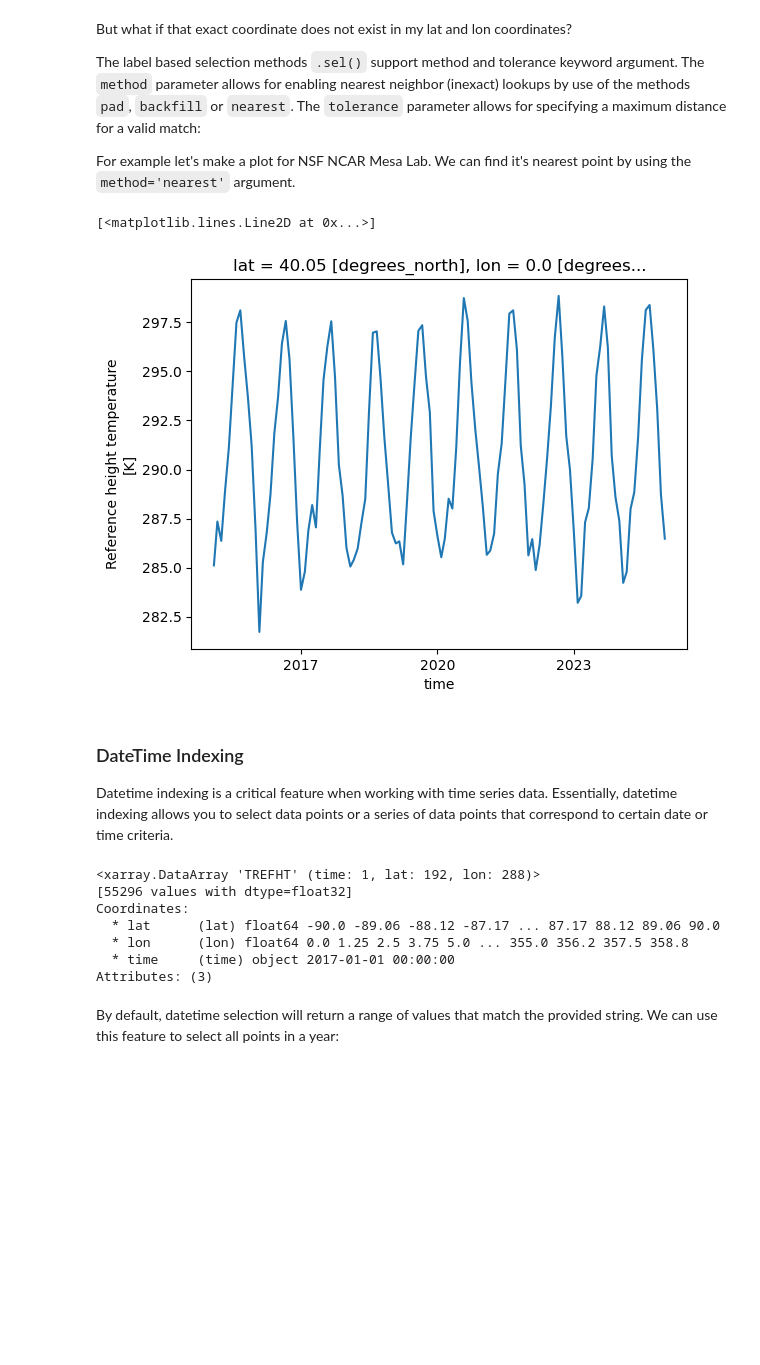
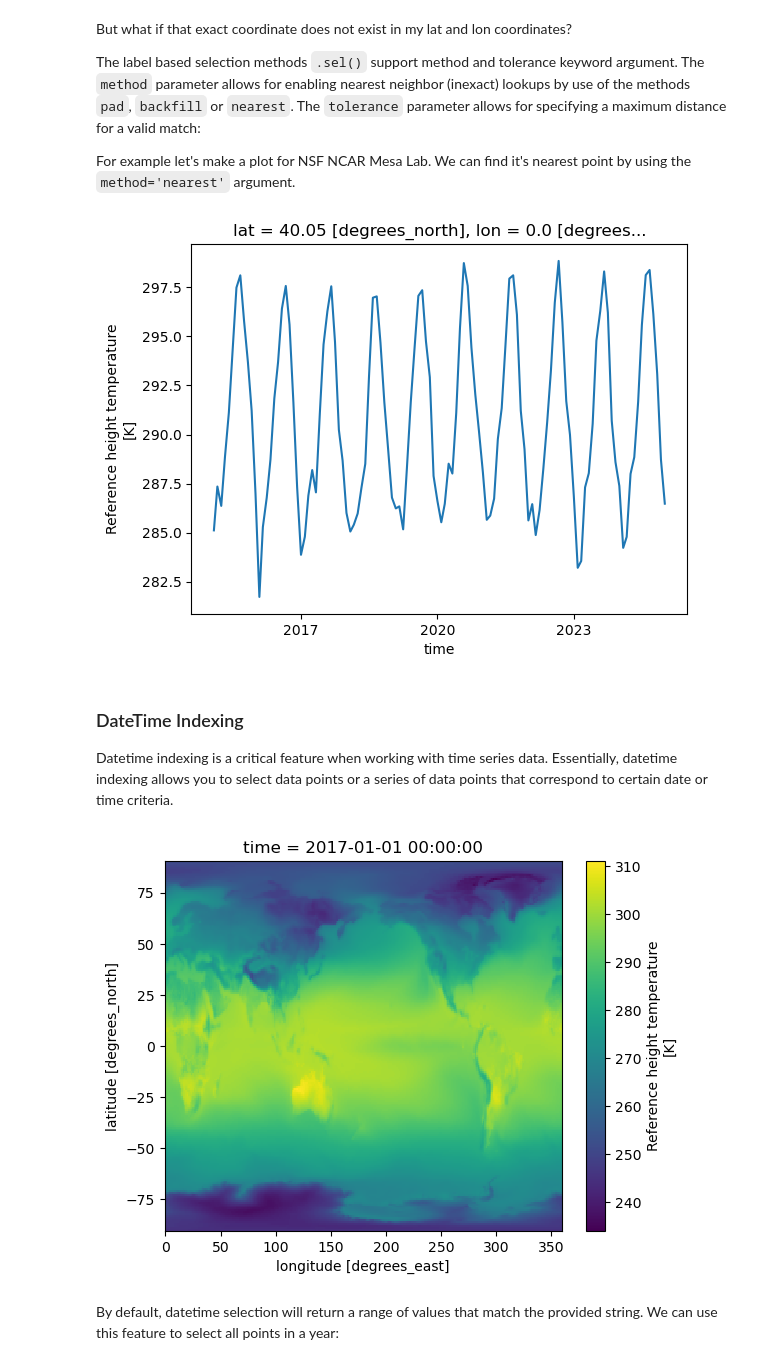
Before and after one commit to NCAR/Xarray-Dask-ESDS-2024, a Jupyter notebook: notebooks/01-xarray-intro.ipynb, the cells around one changed output. Saved outputs shown, nothing was run; the diff lists cells and outputs as text; code cells hidden in the pictures; blank space fills up the shorter version.

```diff
--- a/notebooks/01-xarray-intro.ipynb
+++ b/notebooks/01-xarray-intro.ipynb
@@ -195,8 +216,12 @@ let's read one file to see what's in it:
 # %%
 import os
-data_dir = '../data/'
-this_file = os.path.join(data_dir, 'b.e21.BSSP370smbb.f09_g17.LE2-1301.013.cam.h0.TREFHT.201501-202412.nc')
+import glob
 
-ds = xr.open_dataset(this_file)
-ds
+var = 'TREFHT'
+
+# find all LENS files for 1 ensemble
+data_dir = '../data/data_for_cesm'
+files = sorted(glob.glob(os.path.join(data_dir, 'b.e21.BSSP370smbb.f09_g17.LE2-1301.013*.nc')))
+
+print("All files: [", len(files), "files]")
 # %% [output]
@@ -219,0 +233,5 @@ Attributes: (9)
+# %%
+this_file = files[0]
+
+ds = xr.open_dataset(this_file)
+ds
@@ -319,24 +400,17 @@ The label based selection methods `.sel()` support method and tolerance keyword
 
 For example let's make a plot for NSF NCAR Mesa Lab. We can find it's nearest point by using the `method='nearest'` argument.
 # %%
-tref.sel(lat=40.0150, lon=-105.2705, method='nearest').plot()
+tref.sel(lat=40.0150, lon=-105.2705, method='nearest').plot();
 # %% [output]
-[<matplotlib.lines.Line2D at 0x...>]
 [figure]
 # %% [markdown]
 ### DateTime Indexing
 
 Datetime indexing is a critical feature when working with time series data. Essentially, datetime indexing allows you to select data points or a series of data points that correspond to certain date or time criteria.
 # %%
-tref.sel(time='2017-01-01')
+tref.sel(time='2017-01-01').plot();
 # %% [output]
-<xarray.DataArray 'TREFHT' (time: 1, lat: 192, lon: 288)>
-[55296 values with dtype=float32]
-Coordinates:
-  * lat      (lat) float64 -90.0 -89.06 -88.12 -87.17 ... 87.17 88.12 89.06 90.0
-  * lon      (lon) float64 0.0 1.25 2.5 3.75 5.0 ... 355.0 356.2 357.5 358.8
-  * time     (time) object 2017-01-01 00:00:00
-Attributes: (3)
+[figure, added]
 # %% [markdown]
 By default, datetime selection will return a range of values that match the provided string. We can use this feature to select all points in a year:
 # %%
```
Also changed, not shown: parts of 61 cells of this notebook, 1 other file.
